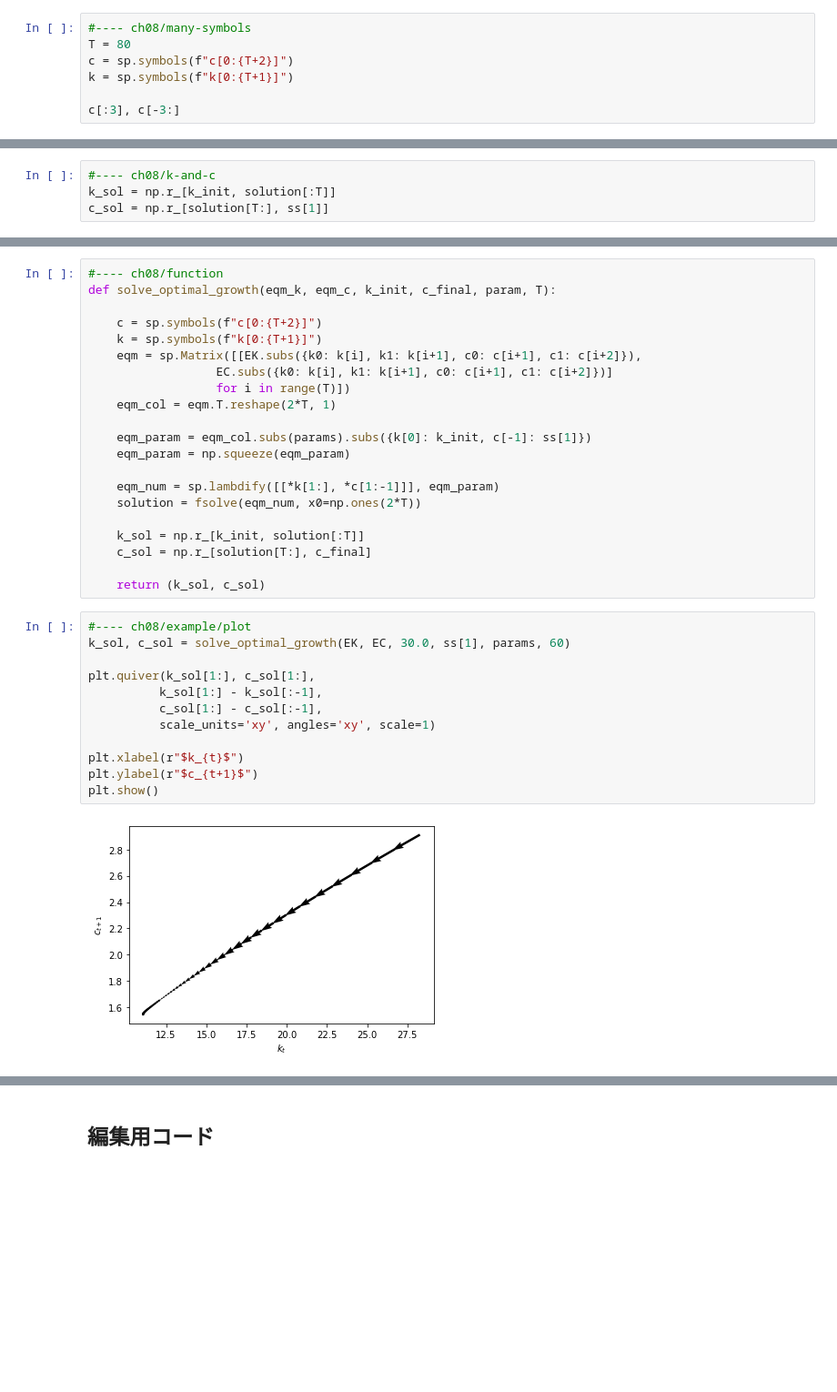
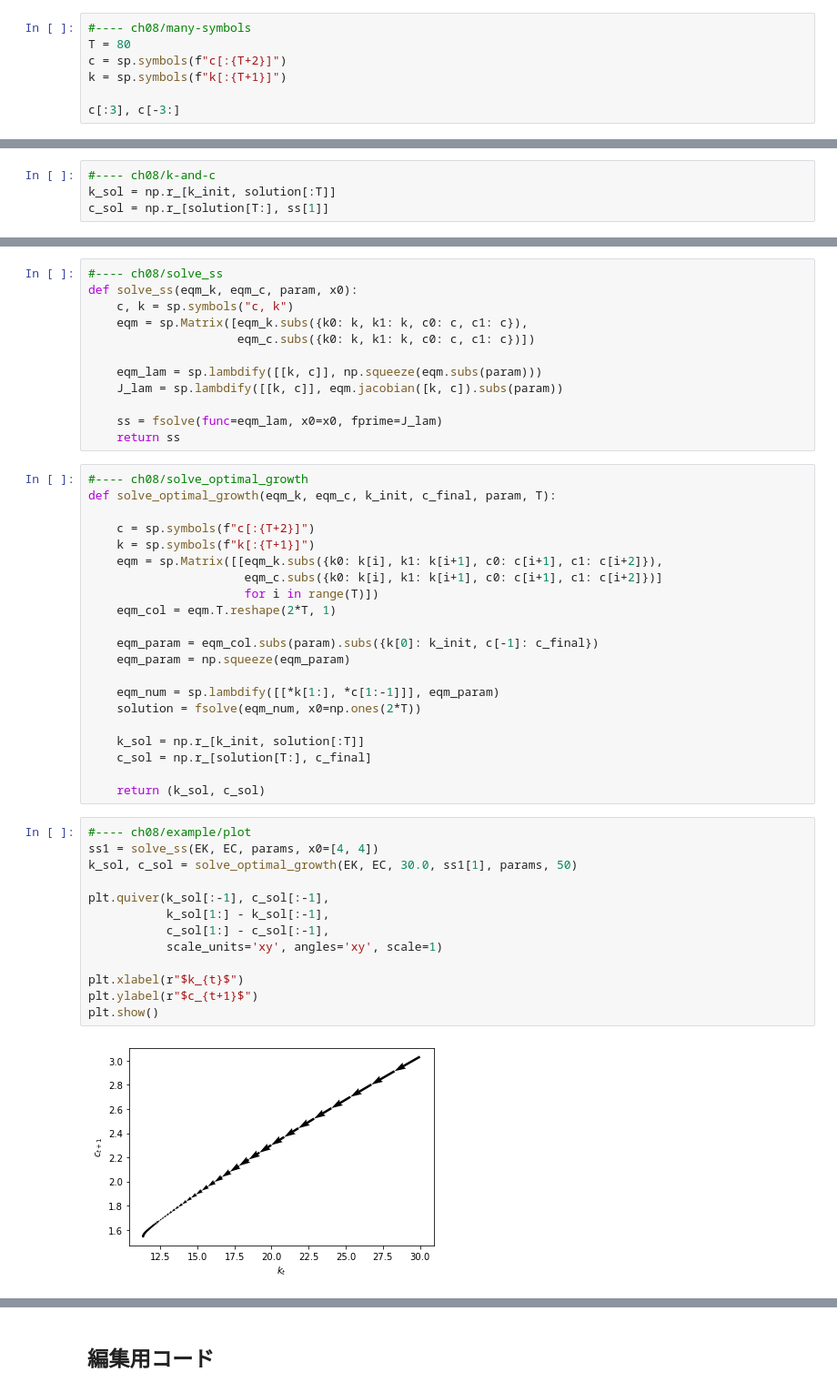
Before and after one commit to kenjisato/MaD, a Jupyter notebook: Jupyter/ch08.ipynb, the cells around one changed output, grey strips where cells are left out. Shown at 91% size. Drawn from its saved outputs; the diff is of its cells as text; blank space fills up the shorter version.

```diff
--- a/Jupyter/ch08.ipynb
+++ b/Jupyter/ch08.ipynb
@@ -60,8 +60,8 @@ array([10.87371171,  1.54328611])
 # %%
 #---- ch08/many-symbols
 T = 80
-c = sp.symbols(f"c[0:{T+2}]")
-k = sp.symbols(f"k[0:{T+1}]")
+c = sp.symbols(f"c[:{T+2}]")
+k = sp.symbols(f"k[:{T+1}]")
 
 c[:3], c[-3:]
 # %% [output]
@@ -107,15 +107,27 @@ plt.show()
+# %%
+#---- ch08/solve_ss
+def solve_ss(eqm_k, eqm_c, param, x0):
+    c, k = sp.symbols("c, k")
+    eqm = sp.Matrix([eqm_k.subs({k0: k, k1: k, c0: c, c1: c}),
+                     eqm_c.subs({k0: k, k1: k, c0: c, c1: c})])
+
+    eqm_lam = sp.lambdify([[k, c]], np.squeeze(eqm.subs(param)))
+    J_lam = sp.lambdify([[k, c]], eqm.jacobian([k, c]).subs(param))
+
+    ss = fsolve(func=eqm_lam, x0=x0, fprime=J_lam)
+    return ss
 # %%
-#---- ch08/function
+#---- ch08/solve_optimal_growth
 def solve_optimal_growth(eqm_k, eqm_c, k_init, c_final, param, T):
 
-    c = sp.symbols(f"c[0:{T+2}]")
-    k = sp.symbols(f"k[0:{T+1}]")
-    eqm = sp.Matrix([[EK.subs({k0: k[i], k1: k[i+1], c0: c[i+1], c1: c[i+2]}),
-                  EC.subs({k0: k[i], k1: k[i+1], c0: c[i+1], c1: c[i+2]})]
-                  for i in range(T)])
+    c = sp.symbols(f"c[:{T+2}]")
+    k = sp.symbols(f"k[:{T+1}]")
+    eqm = sp.Matrix([[eqm_k.subs({k0: k[i], k1: k[i+1], c0: c[i+1], c1: c[i+2]}),
+                      eqm_c.subs({k0: k[i], k1: k[i+1], c0: c[i+1], c1: c[i+2]})]
+                      for i in range(T)])
     eqm_col = eqm.T.reshape(2*T, 1)
 
-    eqm_param = eqm_col.subs(params).subs({k[0]: k_init, c[-1]: ss[1]})
+    eqm_param = eqm_col.subs(param).subs({k[0]: k_init, c[-1]: c_final})
     eqm_param = np.squeeze(eqm_param)
 
     eqm_num = sp.lambdify([[*k[1:], *c[1:-1]]], eqm_param)
@@ -127,15 +139,16 @@ def solve_optimal_growth(eqm_k, eqm_c, k_init, c_final, param, T):
     return (k_sol, c_sol)
 # %%
 #---- ch08/example/plot
-k_sol, c_sol = solve_optimal_growth(EK, EC, 30.0, ss[1], params, 60)
+ss1 = solve_ss(EK, EC, params, x0=[4, 4])
+k_sol, c_sol = solve_optimal_growth(EK, EC, 30.0, ss1[1], params, 50)
 
-plt.quiver(k_sol[1:], c_sol[1:],
-          k_sol[1:] - k_sol[:-1],
-          c_sol[1:] - c_sol[:-1],
-          scale_units='xy', angles='xy', scale=1)
+plt.quiver(k_sol[:-1], c_sol[:-1],
+           k_sol[1:] - k_sol[:-1],
+           c_sol[1:] - c_sol[:-1],
+           scale_units='xy', angles='xy', scale=1)
 
 plt.xlabel(r"$k_{t}$")
 plt.ylabel(r"$c_{t+1}$")
 plt.show()
 # %% [output]
-[figure, old version]
+[figure, new version]
```
Also changed, not shown: parts of 4 cells of this notebook, 6 other files.
